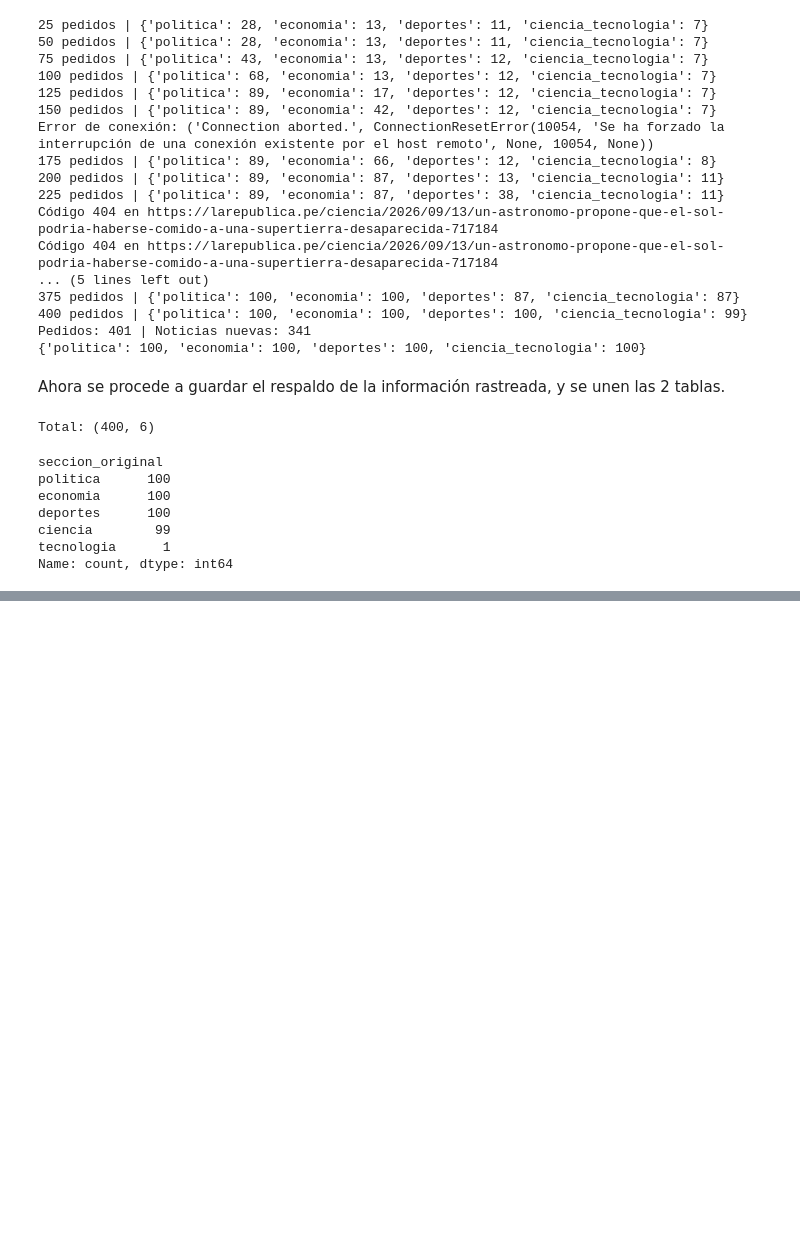
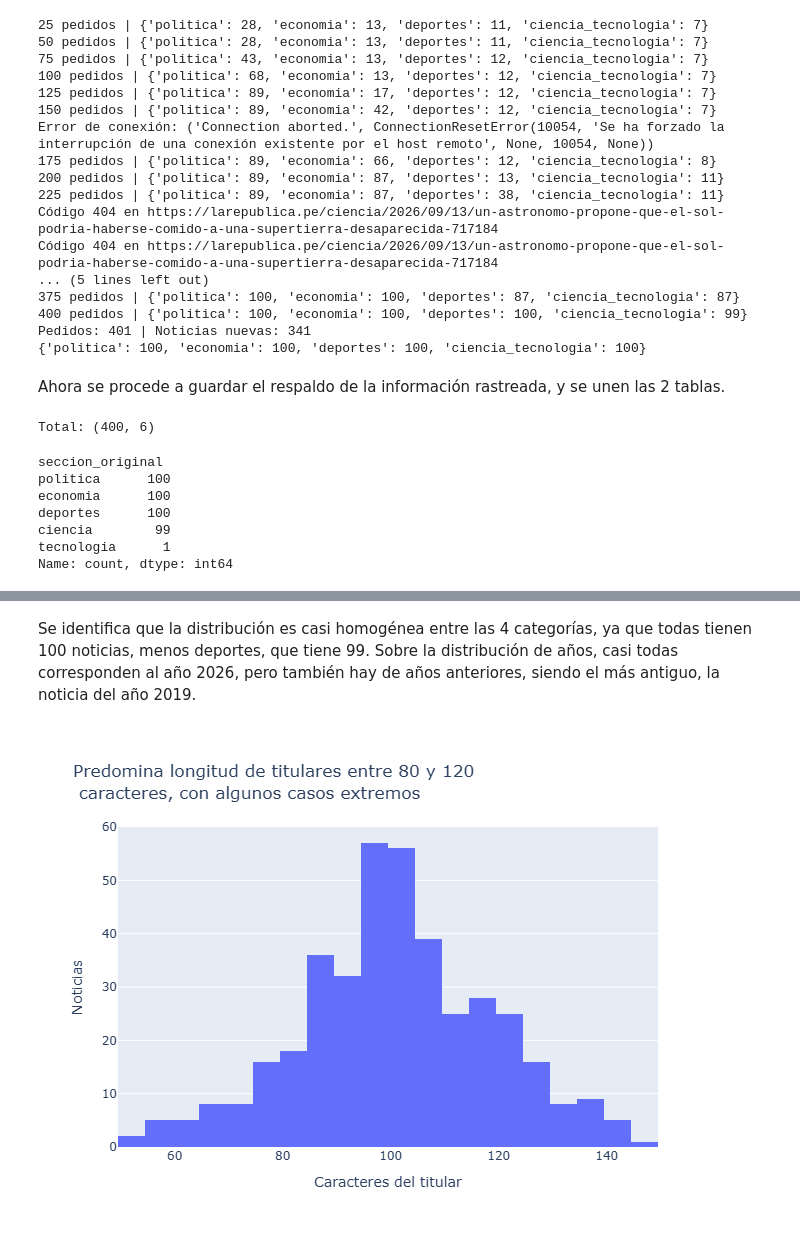
Before and after one commit to Clandra91/Python_intermedio, a Jupyter notebook: tarea_1/01_recoleccion.ipynb, the cells around one changed output, grey strips where cells are left out. Drawn from its saved outputs; the diff is of its cells as text; code cells hidden in the pictures; blank space fills up the shorter version.

```diff
--- a/tarea_1/01_recoleccion.ipynb
+++ b/tarea_1/01_recoleccion.ipynb
@@ -353,0 +456,11 @@ La tarea advierte que Github rechaza archivos de más de 100 MB, y al ejecutar e
+# %% [markdown]
+Se identifica que la distribución es casi homogénea entre las 4 categorías, ya que todas tienen 100 noticias, menos deportes, que tiene 99. Sobre la distribución de años, casi todas corresponden al año 2026, pero también hay de años anteriores, siendo el más antiguo, la noticia del año 2019.
+# %%
+noticias["largo_titular"] = noticias["titular"].str.len()  # número de caracteres
+fig3 = px.histogram(noticias, x="largo_titular", nbins=20,
+                    title="Predomina longitud de titulares entre 80 y 120 <br> caracteres, con algunos casos extremos",
+                    labels={"largo_titular": "Caracteres del titular"})
+fig3.update_yaxes(title="Noticias")
+fig3.show()
+# %% [output]
+[figure, added]
```
Also changed, not shown: parts of 19 cells of this notebook, 1 other file.
